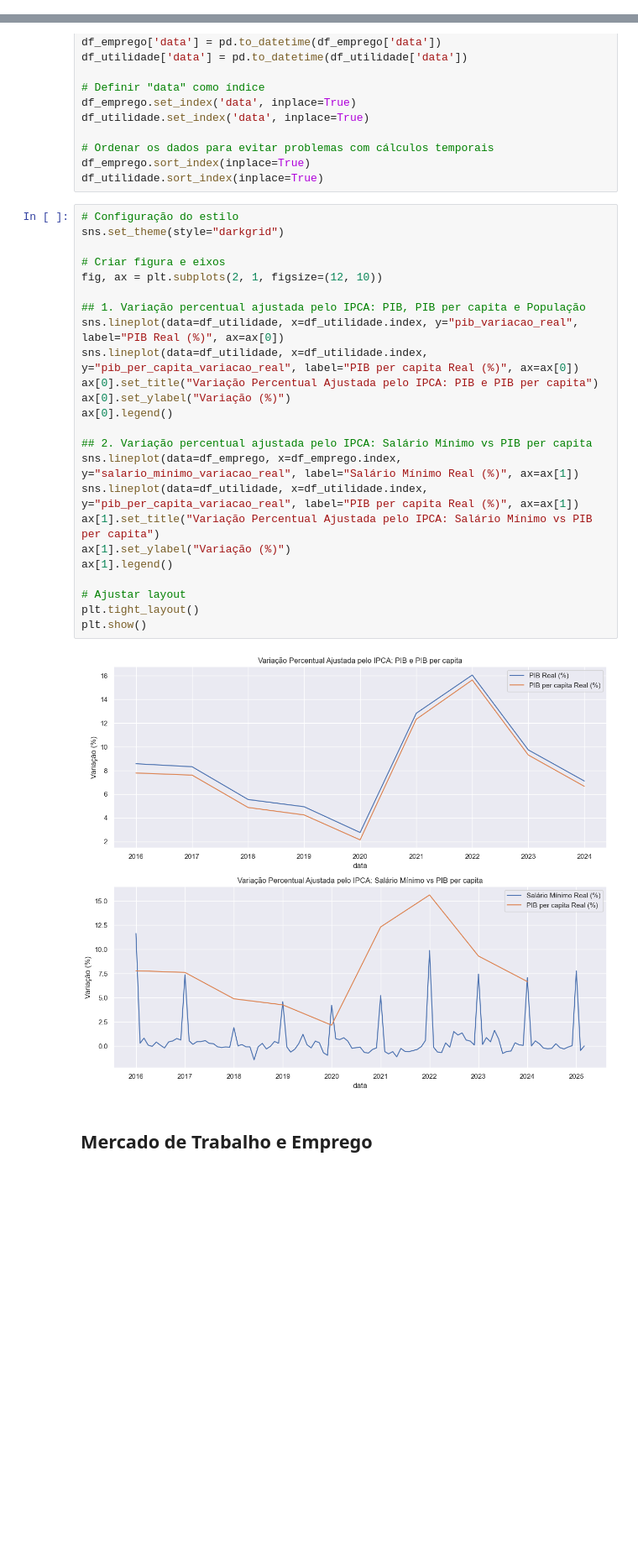
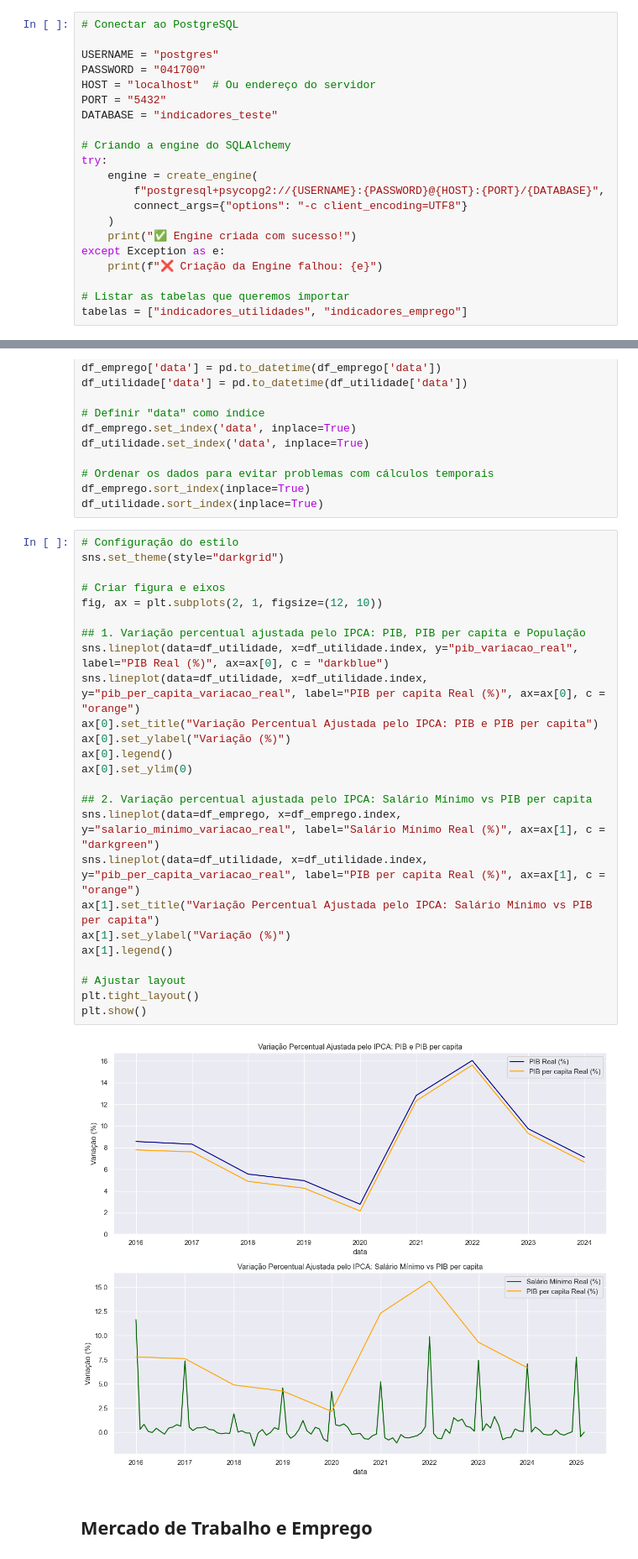
Before and after one commit to Polatto/Case_data_trainee, a Jupyter notebook: Case_dataviz.ipynb, the cells around one changed output, grey strips where cells are left out. Shown at 84% size. Cells and saved outputs as stored; diff of their text form; blank space fills up the shorter version.

Commit message:
Finalização das visualizações

```diff
--- a/Case_dataviz.ipynb
+++ b/Case_dataviz.ipynb
@@ -32,0 +11,21 @@ Há um crescimento do trabalho informal (pessoas sem carteira e conta própria)?
+# %%
+# Conectar ao PostgreSQL
+
+USERNAME = "postgres"
+PASSWORD = "041700"
+HOST = "localhost"  # Ou endereço do servidor
+PORT = "5432"
+DATABASE = "indicadores_teste"
+
+# Criando a engine do SQLAlchemy
+try:
+    engine = create_engine(
+        f"postgresql+psycopg2://{USERNAME}:{PASSWORD}@{HOST}:{PORT}/{DATABASE}",
+        connect_args={"options": "-c client_encoding=UTF8"}
+    )
+    print("✅ Engine criada com sucesso!")
+except Exception as e:
+    print(f"❌ Criação da Engine falhou: {e}")
+
+# Listar as tabelas que queremos importar
+tabelas = ["indicadores_utilidades", "indicadores_emprego"]
@@ -143,29 +123,30 @@ df_utilidade.sort_index(inplace=True)
 # %%
 # Configuração do estilo
 sns.set_theme(style="darkgrid")
 
 # Criar figura e eixos
 fig, ax = plt.subplots(2, 1, figsize=(12, 10))
 
 ## 1. Variação percentual ajustada pelo IPCA: PIB, PIB per capita e População
-sns.lineplot(data=df_utilidade, x=df_utilidade.index, y="pib_variacao_real", label="PIB Real (%)", ax=ax[0])
-sns.lineplot(data=df_utilidade, x=df_utilidade.index, y="pib_per_capita_variacao_real", label="PIB per capita Real (%)", ax=ax[0])
+sns.lineplot(data=df_utilidade, x=df_utilidade.index, y="pib_variacao_real", label="PIB Real (%)", ax=ax[0], c = "darkblue")
+sns.lineplot(data=df_utilidade, x=df_utilidade.index, y="pib_per_capita_variacao_real", label="PIB per capita Real (%)", ax=ax[0], c = "orange")
 ax[0].set_title("Variação Percentual Ajustada pelo IPCA: PIB e PIB per capita")
 ax[0].set_ylabel("Variação (%)")
 ax[0].legend()
+ax[0].set_ylim(0)
 
 ## 2. Variação percentual ajustada pelo IPCA: Salário Mínimo vs PIB per capita
-sns.lineplot(data=df_emprego, x=df_emprego.index, y="salario_minimo_variacao_real", label="Salário Mínimo Real (%)", ax=ax[1])
-sns.lineplot(data=df_utilidade, x=df_utilidade.index, y="pib_per_capita_variacao_real", label="PIB per capita Real (%)", ax=ax[1])
+sns.lineplot(data=df_emprego, x=df_emprego.index, y="salario_minimo_variacao_real", label="Salário Mínimo Real (%)", ax=ax[1], c = "darkgreen")
+sns.lineplot(data=df_utilidade, x=df_utilidade.index, y="pib_per_capita_variacao_real", label="PIB per capita Real (%)", ax=ax[1], c = "orange")
 ax[1].set_title("Variação Percentual Ajustada pelo IPCA: Salário Mínimo vs PIB per capita")
 ax[1].set_ylabel("Variação (%)")
 ax[1].legend()
 
 # Ajustar layout
 plt.tight_layout()
 plt.show()
 # %% [output]
-[figure, old version]
+[figure, new version]
 # %% [markdown]
 ## Mercado de Trabalho e Emprego
 # %%
```
Also changed, not shown: parts of 8 cells of this notebook.
